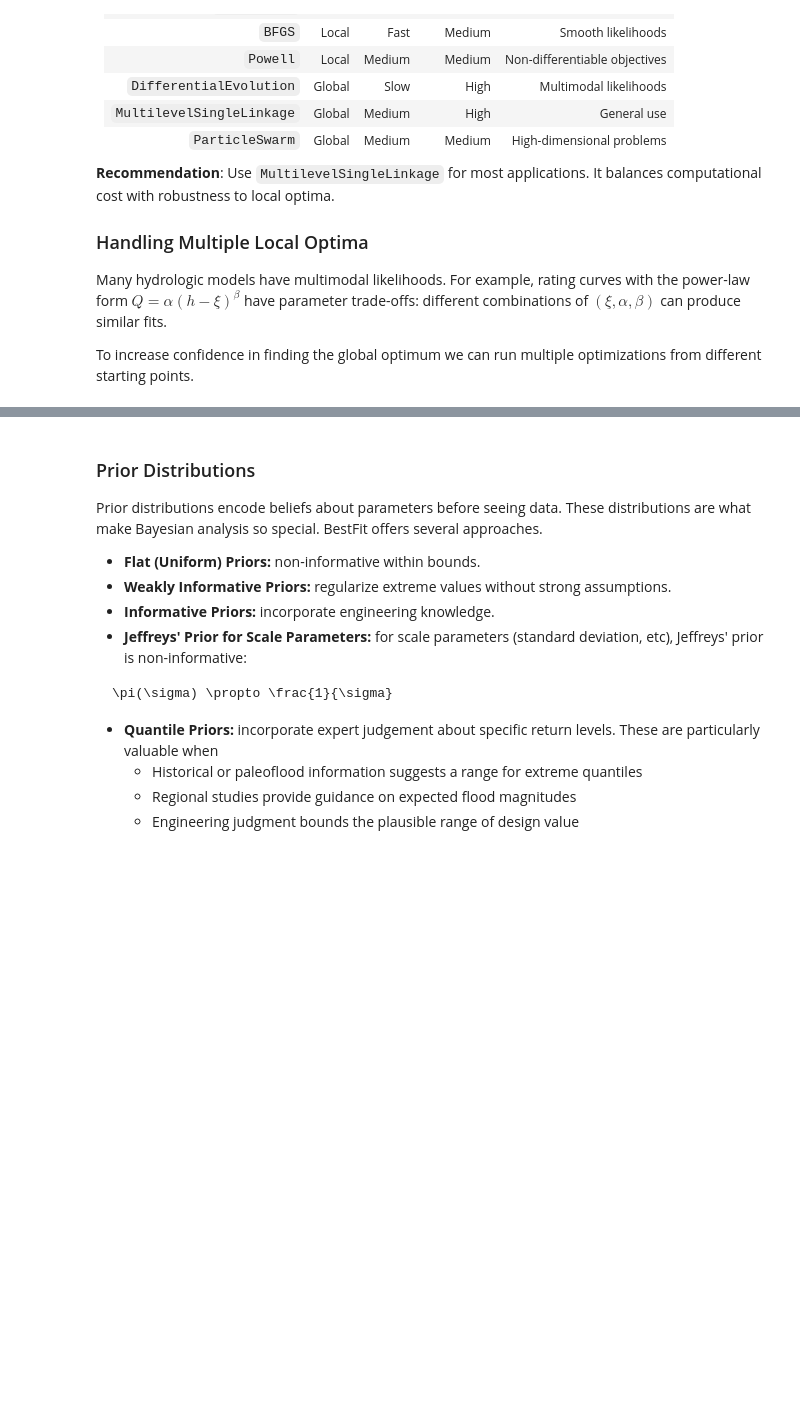
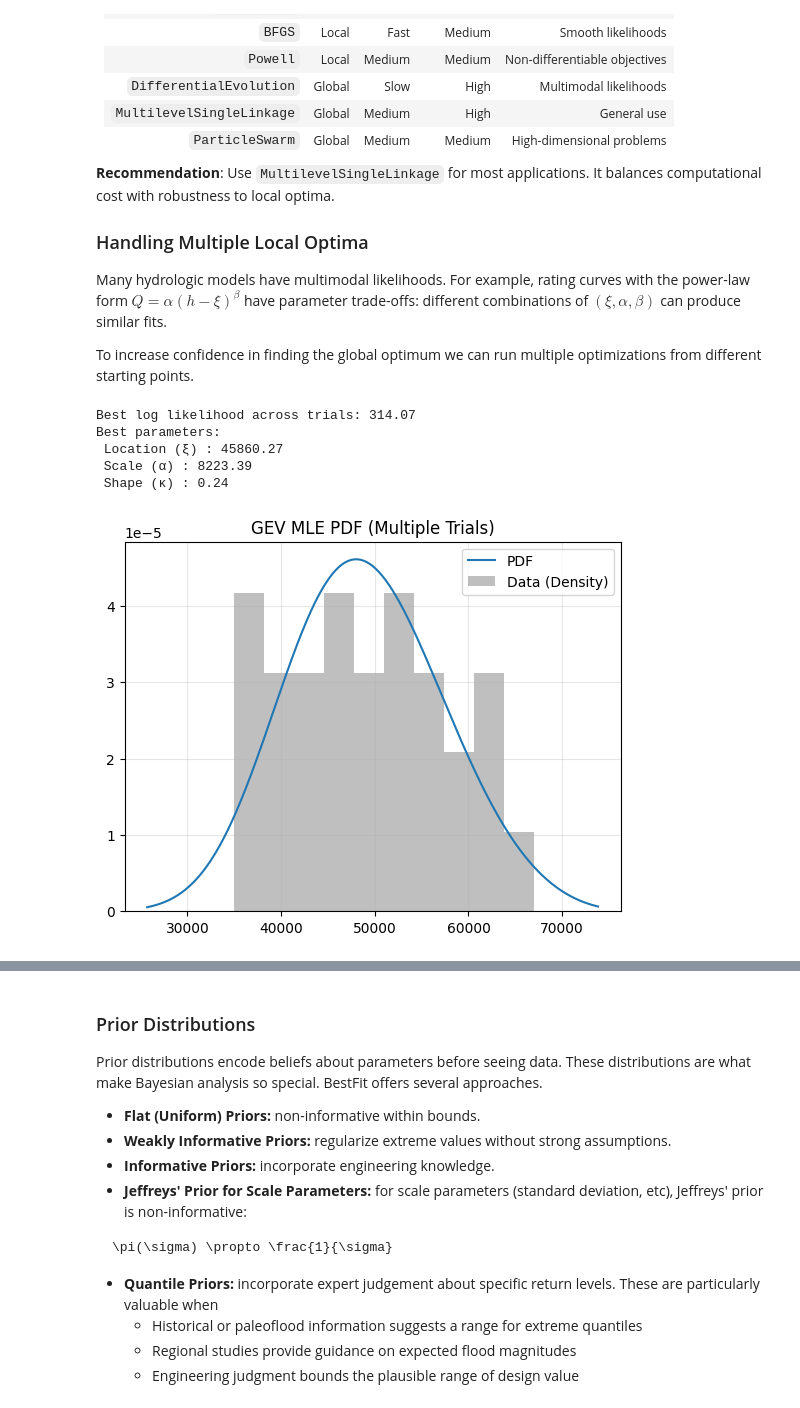
Before and after one commit to USACE-RMC/BestFit-Python-Examples, a Jupyter notebook: notebooks/02_model_estimation.ipynb, the cells around one changed output, grey strips where cells are left out. Drawn from its saved outputs; the diff is of its cells as text; code cells hidden in the pictures; blank space fills up the shorter version.

```diff
--- a/notebooks/02_model_estimation.ipynb
+++ b/notebooks/02_model_estimation.ipynb
@@ -165,31 +192,39 @@ for trial in range(10):
     start_values = np.zeros(mle_model.Parameters.Count)
     for i in range(mle_model.Parameters.Count):
         p = mle_model.Parameters[i]
         start_values[i] = p.LowerBound + random.NextDouble() * (p.UpperBound - p.LowerBound)
     mle.InitialValues = start_values
 
     mle.Estimate()
 
     if mle.IsEstimated and mle.BestParameterSet.Fitness > best_fitness:
         best_fitness = mle.BestParameterSet.Fitness
         best_params = mle.BestParameterSet
 
 
 print(f"Best log likelihood across trials: {best_fitness:.2f}")
 print("Best parameters:")
 for i in range(mle_model.Parameters.Count):
     print(f" {mle_model.Parameters[i].DisplayName} : {best_params.Values[i]:.2f}")
 
 mle_model.SetParameterValues(best_params.Values)
 dist = mle_model.Distribution
 xmin = dist.InverseCDF(0.001)
 xmax = dist.InverseCDF(0.999)
 x = np.linspace(xmin, xmax, 400)
 
 pdf = np.array([dist.PDF(v) for v in x])
 
 plt.plot(x, pdf, label="PDF")
-plt.hist(annual_peaks, bins = 15, range = (peak_min, peak_max), density=True, alpha=0.5, color='gray', label = "Data (Density)")
+plt.hist(annual_peaks, range = (peak_min, peak_max), density=True, alpha=0.5, color='gray', label = "Data (Density)")
 plt.title(f"{dist.ShortDisplayName} MLE PDF (Multiple Trials)")
 plt.grid(True, alpha=0.3)
 plt.legend()
+plt.show()
+# %% [output]
+Best log likelihood across trials: 314.07
+Best parameters:
+ Location (ξ) : 45860.27
+ Scale (α) : 8223.39
+ Shape (κ) : 0.24
+[figure, added]
```
Also changed, not shown: parts of 20 cells of this notebook, 32 other files.
